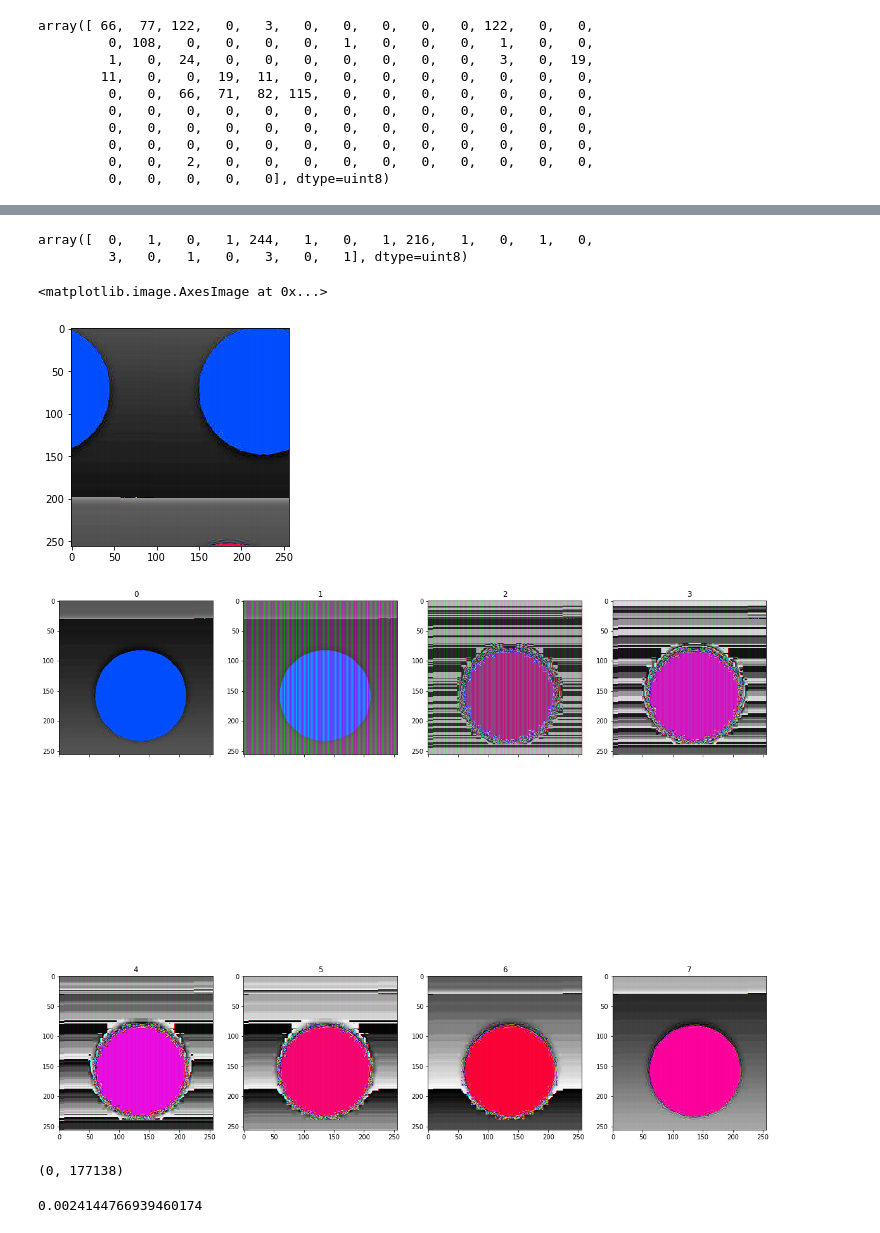
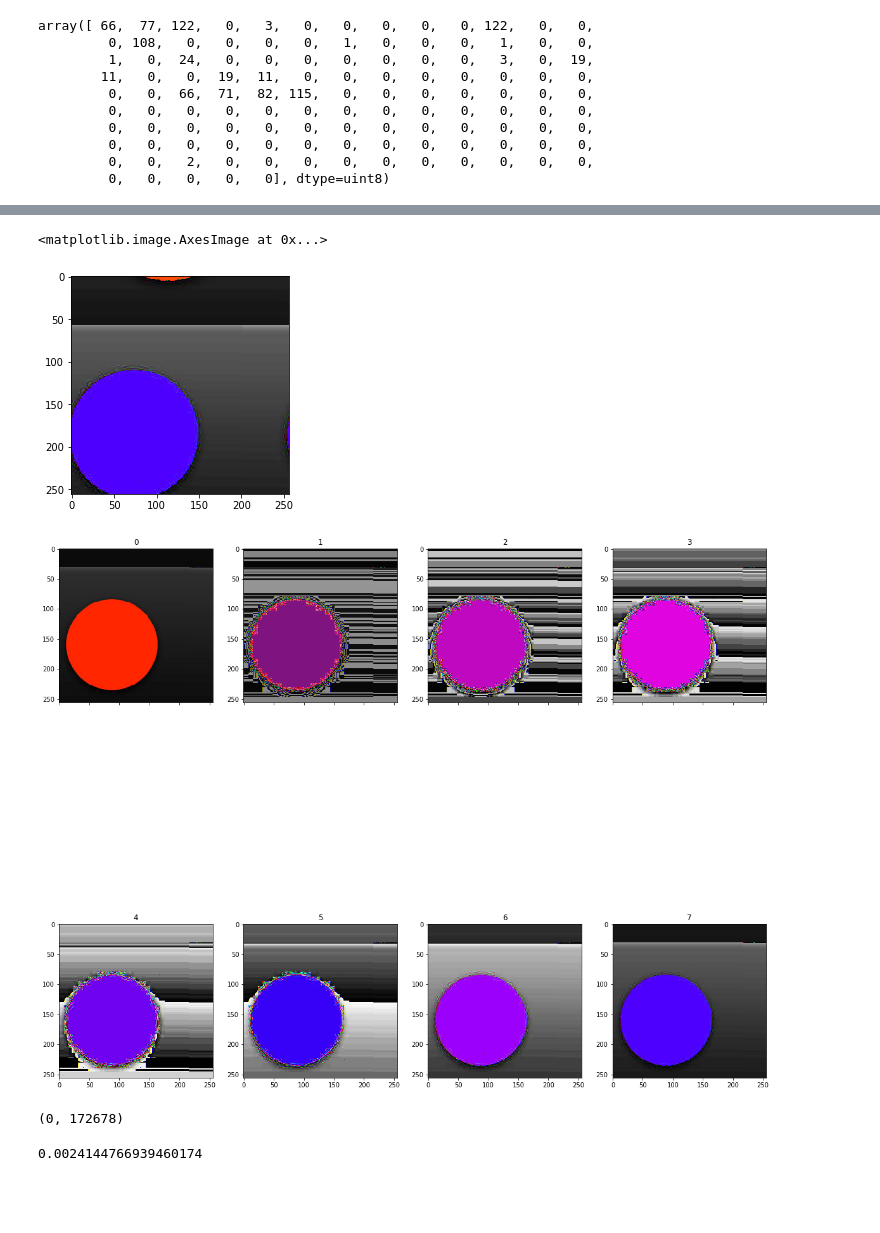
Before and after one commit to rafaelmcam/gr-ITpp, a Jupyter notebook: examples/BPSK Ladams/25-04-2019/25-04.ipynb, the cells around one changed output, grey strips where cells are left out. Drawn from its saved outputs; the diff is of its cells as text; code cells hidden in the pictures; blank space fills up the shorter version.

Commit message:
cv2.cvtColor

```diff
--- a/examples/BPSK Ladams/25-04-2019/25-04.ipynb
+++ b/examples/BPSK Ladams/25-04-2019/25-04.ipynb
@@ -4,6 +5,6 @@ import matplotlib.pyplot as plt
 from import_me import *
 # %%
-path = "7db.data"
+path = "8db.data"
 # %%
 with open("../11-04-2019 RTL/red_dot.bmp", "rb") as f:
     b = f.read()
@@ -58,35 +50,30 @@ for a in findBitShift_and_Begin2(rcv):
-# %%
-rcv[23838:23838+20]
-# %% [output]
-array([  0,   1,   0,   1, 244,   1,   0,   1, 216,   1,   0,   1,   0,
-         3,   0,   1,   0,   3,   0,   1], dtype=uint8)
 # %%
 #tupla = findBitShift_and_Begin2(rcv)
 #print(tupla)
-gravar = np.roll(np.packbits(np.roll(np.unpackbits(rcv), 0)), -177260)
+gravar = np.roll(np.packbits(np.roll(np.unpackbits(rcv), 7)), -20011)
 # %%
-plt.imshow(np.flipud(gravar[122:].reshape(256, 256, 3)))
+plt.imshow(np.flipud(cv2.cvtColor(gravar[122:].reshape(256, 256, 3), cv2.COLOR_BGR2RGB)))
 # %% [output]
 <matplotlib.image.AxesImage at 0x...>
-[figure, old version]
+[figure, new version]
 # %%
 rcv = rcv[122:]
 # %%
 fig, ax = plt.subplots(2, 4, sharex=True, figsize=(20, 20))
 
 #0, 1, 2
-roll_cor = 0
+roll_cor = 2
 
 for i in range(8):
     rcv_t = np.roll(np.packbits(np.roll(np.unpackbits(rcv), i)), roll_cor)
     ax[i//4, i%4].set_title(i)
-    ax[i//4, i%4].imshow(rcv_t.reshape(256, 256, 3))
+    ax[i//4, i%4].imshow(np.flipud(cv2.cvtColor(rcv_t.reshape(256, 256, 3), cv2.COLOR_BGR2RGB)))
 # %% [output]
-[figure, old version]
+[figure, new version]
 # %%
 findBitShift_and_Begin(rcv)
 # %% [output]
-(0, 177138)
+(0, 172678)
 # %%
 ##################
 # %%
```
Also changed, not shown: parts of 4 cells of this notebook.
